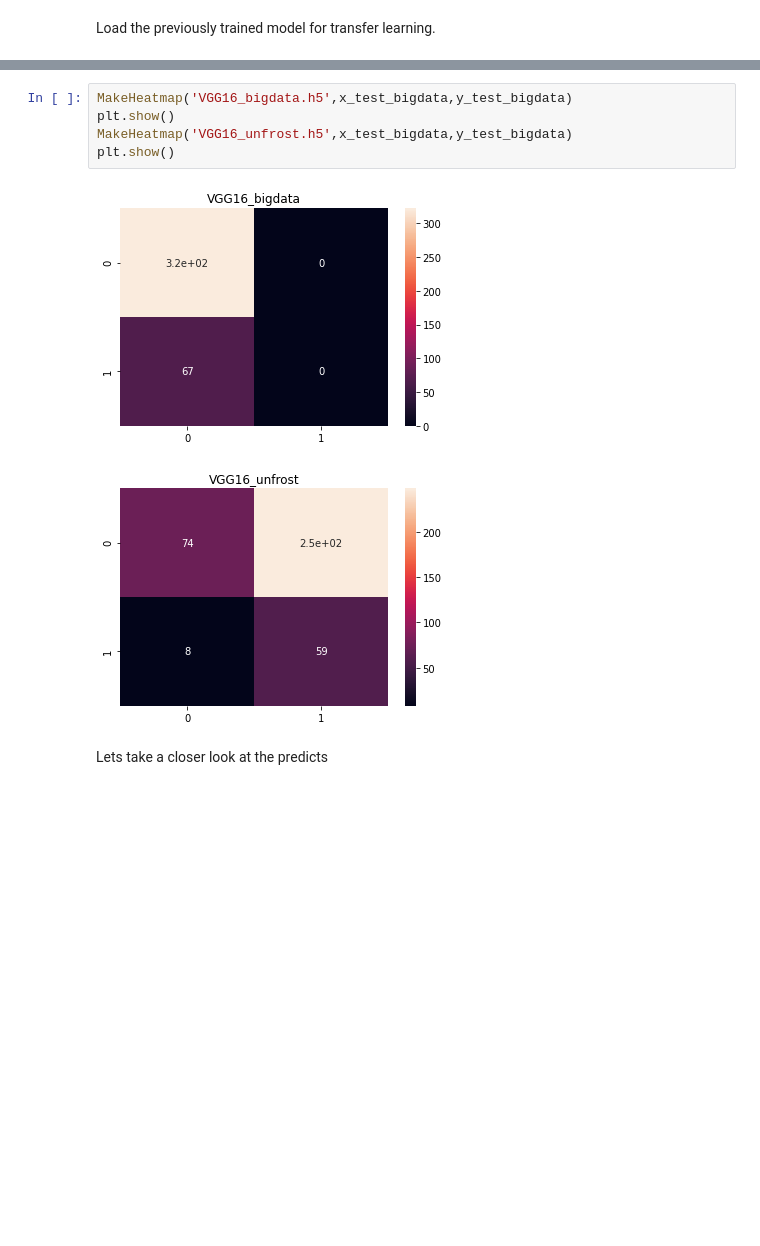
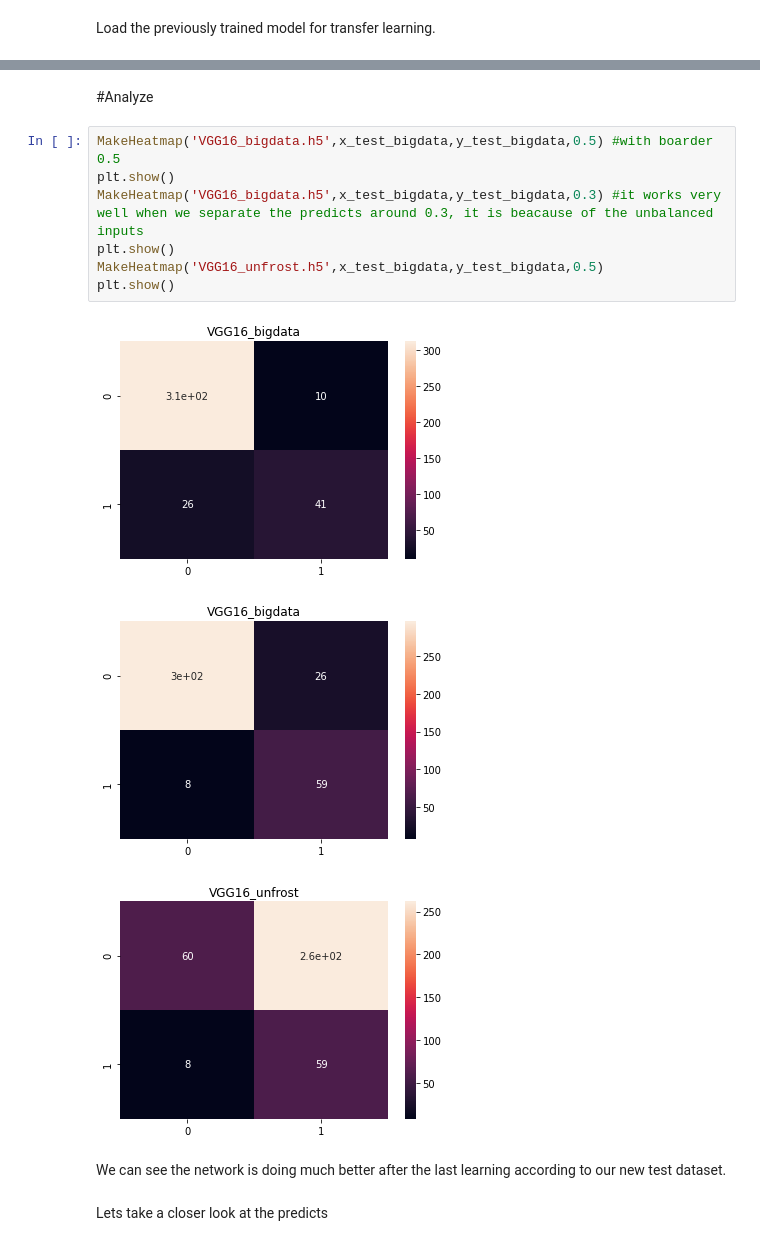
Before and after one commit to balszeg/Deep_learning_uniproject, a Jupyter notebook: Semester_project.ipynb, the cells around one changed output, grey strips where cells are left out. Cells and saved outputs as stored; diff of their text form; blank space fills up the shorter version.

```diff
--- a/Semester_project.ipynb
+++ b/Semester_project.ipynb
@@ -1003,14 +1024,21 @@ y_test_bigdata = np.asarray(y_test_bigdata)
 x_test_bigdata = x_test_bigdata.astype(float)
 
 x_test_bigdata = x_test_bigdata/255
-# %%
-MakeHeatmap('VGG16_bigdata.h5',x_test_bigdata,y_test_bigdata)
-plt.show()
-MakeHeatmap('VGG16_unfrost.h5',x_test_bigdata,y_test_bigdata)
-plt.show()
-# %% [output]
-[figure, removed]
-[figure, removed]
+# %% [markdown]
+#Analyze
+# %%
+MakeHeatmap('VGG16_bigdata.h5',x_test_bigdata,y_test_bigdata,0.5) #with boarder 0.5
+plt.show()
+MakeHeatmap('VGG16_bigdata.h5',x_test_bigdata,y_test_bigdata,0.3) #it works very well when we separate the predicts around 0.3, it is beacause of the unbalanced inputs
+plt.show()
+MakeHeatmap('VGG16_unfrost.h5',x_test_bigdata,y_test_bigdata,0.5)
+plt.show()
+# %% [output]
+[figure, added]
+[figure, added]
+[figure, added]
+# %% [markdown]
+We can see the network is doing much better after the last learning according to our new test dataset.
 # %% [markdown]
 Lets take a closer look at the predicts
 # %%
```
Also changed, not shown: parts of 44 cells of this notebook.
